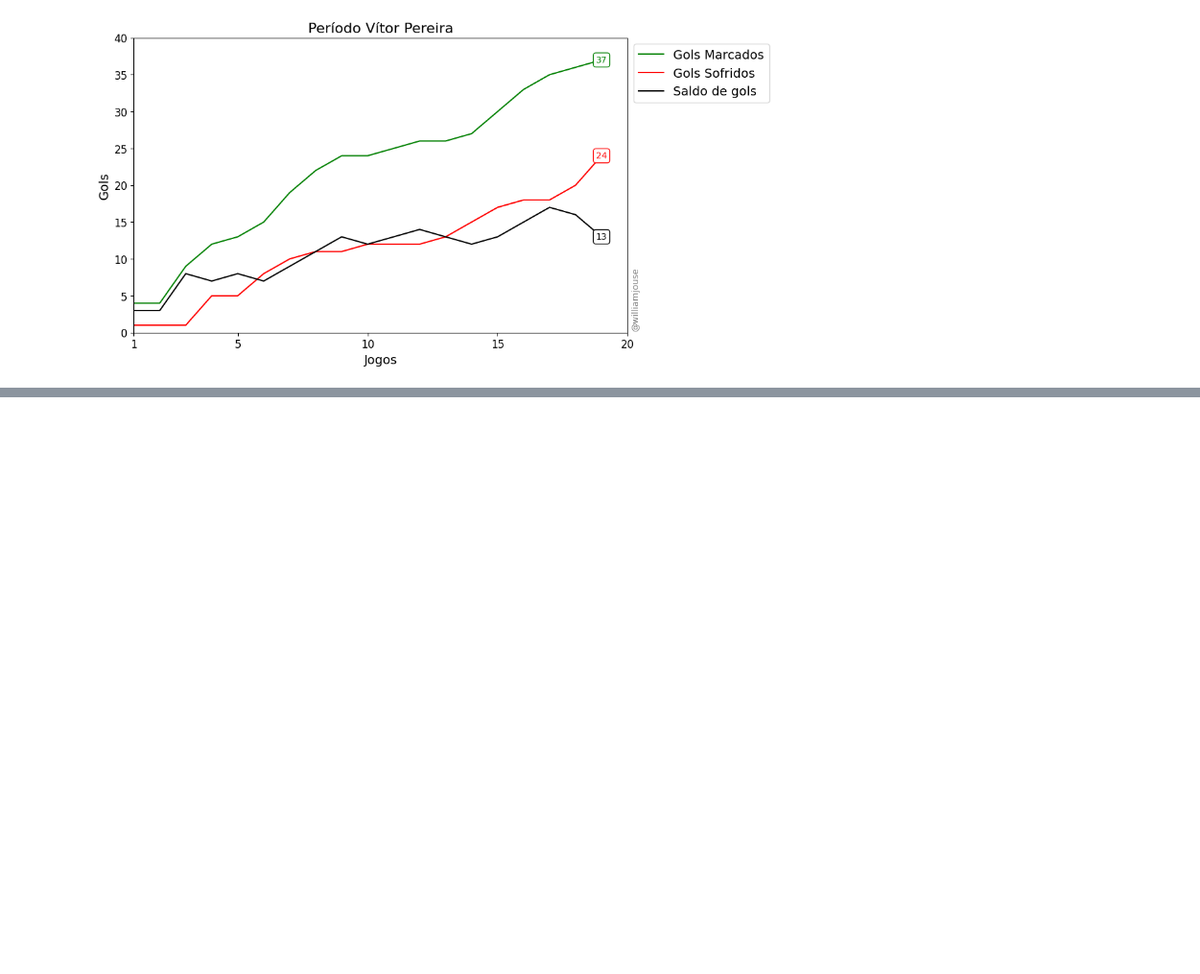
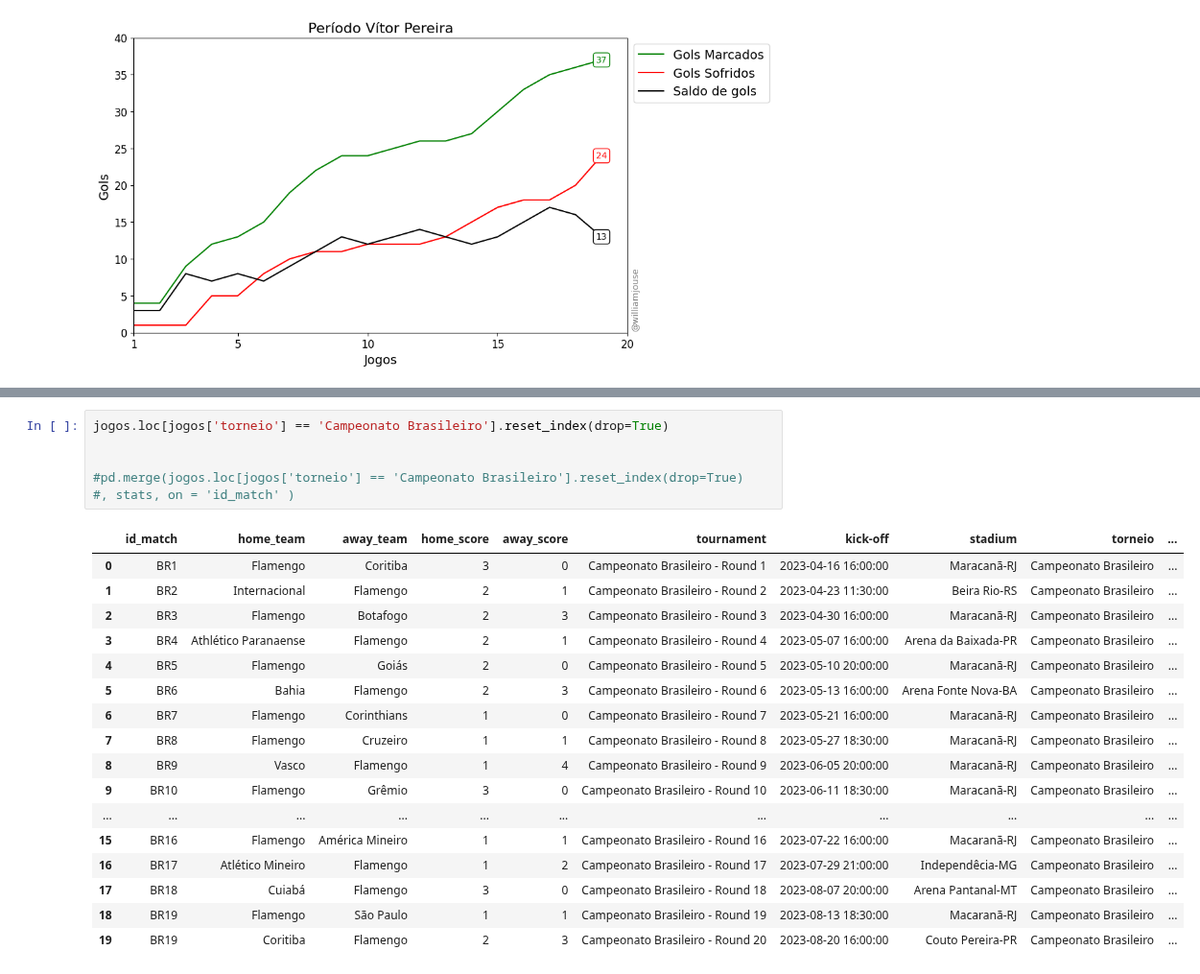
Before and after one commit to williamjouse/jogos-Flamengo-2023, a Jupyter notebook: New_Analysis.ipynb, the cells around one changed output, grey strips where cells are left out. Shown at 96% size. Drawn from its saved outputs; the diff is of its cells as text; blank space fills up the shorter version.

```diff
--- a/New_Analysis.ipynb
+++ b/New_Analysis.ipynb
@@ -666,3 +666,27 @@ pd.merge(jogos, msk, on = 'id_match' )
 | 4 | BR11 | Bragantino | Flamengo | 4 | 0 | Campeonato Brasileiro - Round 11 | 2023-06-22 21:30:00 | Nabi Abi Chebid-SP | Campeonato Brasileiro | ... |
 | 5 | BR18 | Cuiabá | Flamengo | 3 | 0 | Campeonato Brasileiro - Round 18 | 2023-08-07 20:00:00 | Arena Pantanal-MT | Campeonato Brasileiro | ... |
 | 6 | LIB8 | Olimpia | Flamengo | 3 | 1 | Copa Libertadores da América - Ro... | 2023-08-10 21:00:00 | Defensores del Chaco-Paraguai | Copa Libertadores da América | ... |
+# %%
+jogos.loc[jogos['torneio'] == 'Campeonato Brasileiro'].reset_index(drop=True)
+
+
+#pd.merge(jogos.loc[jogos['torneio'] == 'Campeonato Brasileiro'].reset_index(drop=True)
+#, stats, on = 'id_match' )
+# %% [output]
+|  | id_match | home_team | away_team | home_score | away_score | tournament | kick-off | stadium | torneio | ... |
+| 0 | BR1 | Flamengo | Coritiba | 3 | 0 | Campeonato Brasileiro - Round 1 | 2023-04-16 16:00:00 | Maracanã-RJ | Campeonato Brasileiro | ... |
+| 1 | BR2 | Internacional | Flamengo | 2 | 1 | Campeonato Brasileiro - Round 2 | 2023-04-23 11:30:00 | Beira Rio-RS | Campeonato Brasileiro | ... |
+| 2 | BR3 | Flamengo | Botafogo | 2 | 3 | Campeonato Brasileiro - Round 3 | 2023-04-30 16:00:00 | Maracanã-RJ | Campeonato Brasileiro | ... |
+| 3 | BR4 | Athlético Paranaense | Flamengo | 2 | 1 | Campeonato Brasileiro - Round 4 | 2023-05-07 16:00:00 | Arena da Baixada-PR | Campeonato Brasileiro | ... |
+| 4 | BR5 | Flamengo | Goiás | 2 | 0 | Campeonato Brasileiro - Round 5 | 2023-05-10 20:00:00 | Maracanã-RJ | Campeonato Brasileiro | ... |
+| 5 | BR6 | Bahia | Flamengo | 2 | 3 | Campeonato Brasileiro - Round 6 | 2023-05-13 16:00:00 | Arena Fonte Nova-BA | Campeonato Brasileiro | ... |
+| 6 | BR7 | Flamengo | Corinthians | 1 | 0 | Campeonato Brasileiro - Round 7 | 2023-05-21 16:00:00 | Maracanã-RJ | Campeonato Brasileiro | ... |
+| 7 | BR8 | Flamengo | Cruzeiro | 1 | 1 | Campeonato Brasileiro - Round 8 | 2023-05-27 18:30:00 | Maracanã-RJ | Campeonato Brasileiro | ... |
+| 8 | BR9 | Vasco | Flamengo | 1 | 4 | Campeonato Brasileiro - Round 9 | 2023-06-05 20:00:00 | Maracanã-RJ | Campeonato Brasileiro | ... |
+| 9 | BR10 | Flamengo | Grêmio | 3 | 0 | Campeonato Brasileiro - Round 10 | 2023-06-11 18:30:00 | Maracanã-RJ | Campeonato Brasileiro | ... |
+| ... | ... | ... | ... | ... | ... | ... | ... | ... | ... | ... |
+| 15 | BR16 | Flamengo | América Mineiro | 1 | 1 | Campeonato Brasileiro - Round 16 | 2023-07-22 16:00:00 | Macaranã-RJ | Campeonato Brasileiro | ... |
+| 16 | BR17 | Atlético Mineiro | Flamengo | 1 | 2 | Campeonato Brasileiro - Round 17 | 2023-07-29 21:00:00 | Independêcia-MG | Campeonato Brasileiro | ... |
+| 17 | BR18 | Cuiabá | Flamengo | 3 | 0 | Campeonato Brasileiro - Round 18 | 2023-08-07 20:00:00 | Arena Pantanal-MT | Campeonato Brasileiro | ... |
+| 18 | BR19 | Flamengo | São Paulo | 1 | 1 | Campeonato Brasileiro - Round 19 | 2023-08-13 18:30:00 | Macaranã-RJ | Campeonato Brasileiro | ... |
+| 19 | BR19 | Coritiba | Flamengo | 2 | 3 | Campeonato Brasileiro - Round 20 | 2023-08-20 16:00:00 | Couto Pereira-PR | Campeonato Brasileiro | ... |
```
Also changed, not shown: parts of 8 cells of this notebook, 9 other files.
